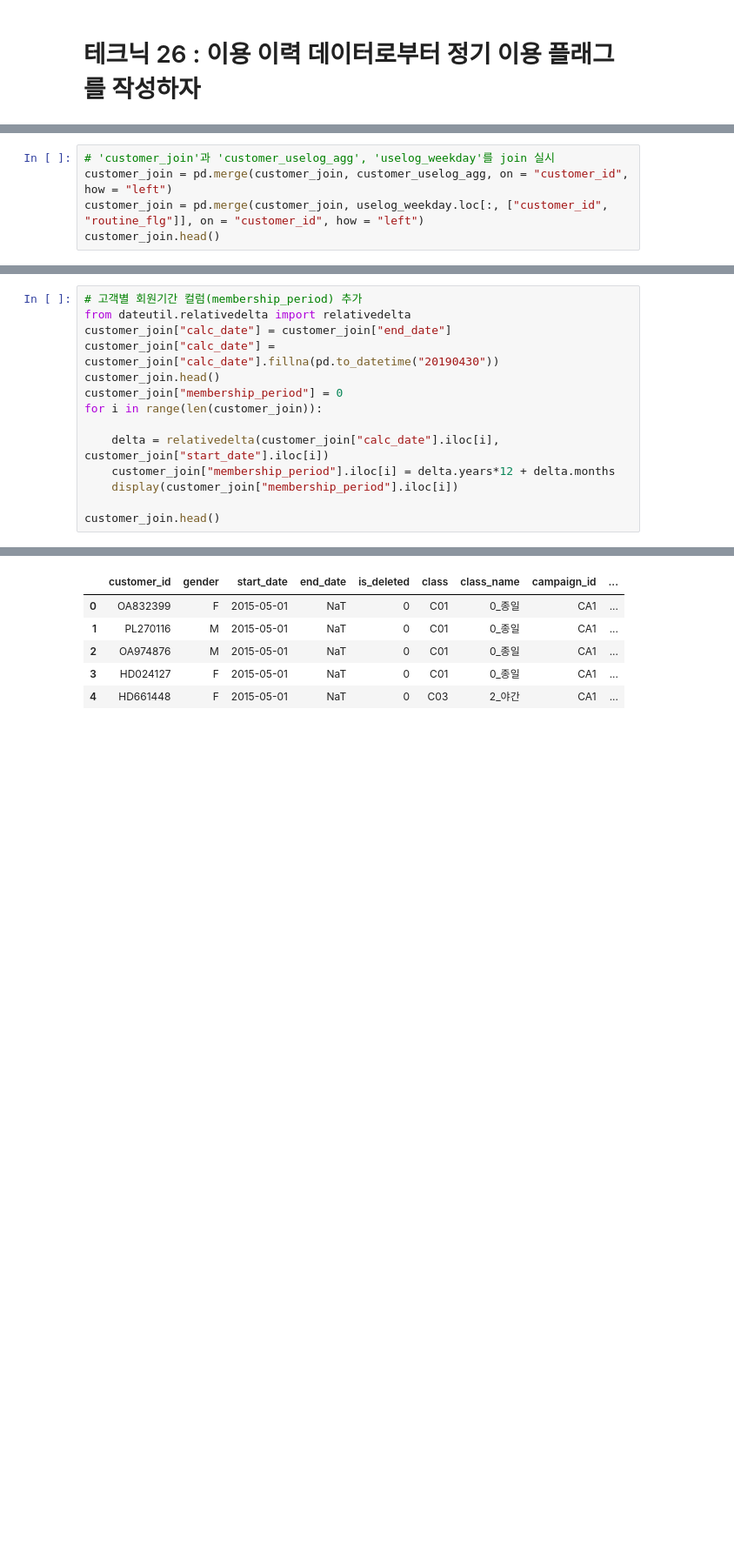
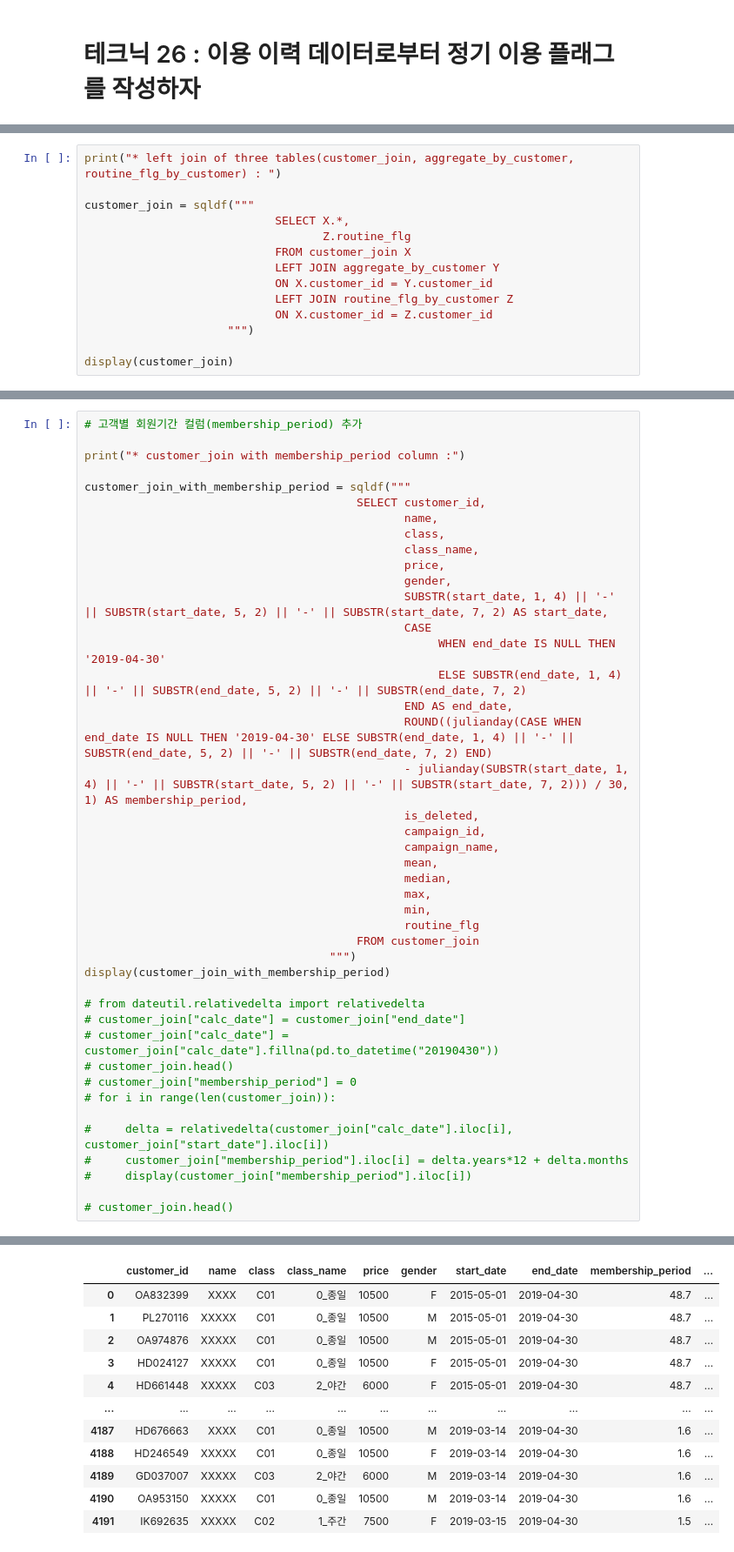
Before and after one commit to wooseok1152/python-data_analysis, a Jupyter notebook: 3장 고객의 전체 모습을 파악하는 테크닉 10.ipynb, the cells around one changed output, grey strips where cells are left out. Shown at 87% size. Cells and saved outputs as stored; diff of their text form; blank space fills up the shorter version.

```diff
--- a/3장 고객의 전체 모습을 파악하는 테크닉 10.ipynb
+++ b/3장 고객의 전체 모습을 파악하는 테크닉 10.ipynb
@@ -399,5 +407,0 @@ uselog_weekday.head()
-# %%
-# 'customer_join'과 'customer_uselog_agg', 'uselog_weekday'를 join 실시
-customer_join = pd.merge(customer_join, customer_uselog_agg, on = "customer_id", how = "left")
-customer_join = pd.merge(customer_join, uselog_weekday.loc[:, ["customer_id", "routine_flg"]], on = "customer_id", how = "left")
-customer_join.head()
@@ -410,0 +438,14 @@ customer_join.head()
+# %%
+print("* left join of three tables(customer_join, aggregate_by_customer, routine_flg_by_customer) : ")
+
+customer_join = sqldf("""
+                            SELECT X.*,
+                                   Z.routine_flg
+                            FROM customer_join X
+                            LEFT JOIN aggregate_by_customer Y
+                            ON X.customer_id = Y.customer_id
+                            LEFT JOIN routine_flg_by_customer Z
+                            ON X.customer_id = Z.customer_id
+                     """)
+
+display(customer_join)
@@ -430,15 +495,44 @@ dtype: int64
 # %%
 # 고객별 회원기간 컬럼(membership_period) 추가
-from dateutil.relativedelta import relativedelta
-customer_join["calc_date"] = customer_join["end_date"]
-customer_join["calc_date"] = customer_join["calc_date"].fillna(pd.to_datetime("20190430"))
-customer_join.head()
-customer_join["membership_period"] = 0
-for i in range(len(customer_join)):
 
-    delta = relativedelta(customer_join["calc_date"].iloc[i], customer_join["start_date"].iloc[i])
-    customer_join["membership_period"].iloc[i] = delta.years*12 + delta.months
-    display(customer_join["membership_period"].iloc[i])
+print("* customer_join with membership_period column :")
 
-customer_join.head()
+customer_join_with_membership_period = sqldf("""
+                                        SELECT customer_id,
+                                               name,
+                                               class,
+                                               class_name,
+                                               price,
+                                               gender,
+                                               SUBSTR(start_date, 1, 4) || '-' || SUBSTR(start_date, 5, 2) || '-' || SUBSTR(start_date, 7, 2) AS start_date,
+                                               CASE
+                                                    WHEN end_date IS NULL THEN '2019-04-30'
+                                                    ELSE SUBSTR(end_date, 1, 4) || '-' || SUBSTR(end_date, 5, 2) || '-' || SUBSTR(end_date, 7, 2)
+                                               END AS end_date,
+                                               ROUND((julianday(CASE WHEN end_date IS NULL THEN '2019-04-30' ELSE SUBSTR(end_date, 1, 4) || '-' || SUBSTR(end_date, 5, 2) || '-' || SUBSTR(end_date, 7, 2) END)
+                                               - julianday(SUBSTR(start_date, 1, 4) || '-' || SUBSTR(start_date, 5, 2) || '-' || SUBSTR(start_date, 7, 2))) / 30, 1) AS membership_period,
+                                               is_deleted,
+                                               campaign_id,
+                                               campaign_name,
+                                               mean,
+                                               median,
+                                               max,
+                                               min,
+                                               routine_flg
+                                        FROM customer_join
+                                    """)
+display(customer_join_with_membership_period)
+
+# from dateutil.relativedelta import relativedelta
+# customer_join["calc_date"] = customer_join["end_date"]
+# customer_join["calc_date"] = customer_join["calc_date"].fillna(pd.to_datetime("20190430"))
+# customer_join.head()
+# customer_join["membership_period"] = 0
+# for i in range(len(customer_join)):
+
+#     delta = relativedelta(customer_join["calc_date"].iloc[i], customer_join["start_date"].iloc[i])
+#     customer_join["membership_period"].iloc[i] = delta.years*12 + delta.months
+#     display(customer_join["membership_period"].iloc[i])
+
+# customer_join.head()
 # %% [output]
@@ -445,6 +540,12 @@ customer_join.head()
-|  | customer_id | gender | start_date | end_date | is_deleted | class | class_name | campaign_id | ... |
-| 0 | OA832399 | F | 2015-05-01 | NaT | 0 | C01 | 0_종일 | CA1 | ... |
-| 1 | PL270116 | M | 2015-05-01 | NaT | 0 | C01 | 0_종일 | CA1 | ... |
-| 2 | OA974876 | M | 2015-05-01 | NaT | 0 | C01 | 0_종일 | CA1 | ... |
-| 3 | HD024127 | F | 2015-05-01 | NaT | 0 | C01 | 0_종일 | CA1 | ... |
-| 4 | HD661448 | F | 2015-05-01 | NaT | 0 | C03 | 2_야간 | CA1 | ... |
+|  | customer_id | name | class | class_name | price | gender | start_date | end_date | membership_period | ... |
+| 0 | OA832399 | XXXX | C01 | 0_종일 | 10500 | F | 2015-05-01 | 2019-04-30 | 48.7 | ... |
+| 1 | PL270116 | XXXXX | C01 | 0_종일 | 10500 | M | 2015-05-01 | 2019-04-30 | 48.7 | ... |
+| 2 | OA974876 | XXXXX | C01 | 0_종일 | 10500 | M | 2015-05-01 | 2019-04-30 | 48.7 | ... |
+| 3 | HD024127 | XXXXX | C01 | 0_종일 | 10500 | F | 2015-05-01 | 2019-04-30 | 48.7 | ... |
+| 4 | HD661448 | XXXXX | C03 | 2_야간 | 6000 | F | 2015-05-01 | 2019-04-30 | 48.7 | ... |
+| ... | ... | ... | ... | ... | ... | ... | ... | ... | ... | ... |
+| 4187 | HD676663 | XXXX | C01 | 0_종일 | 10500 | M | 2019-03-14 | 2019-04-30 | 1.6 | ... |
+| 4188 | HD246549 | XXXXX | C01 | 0_종일 | 10500 | F | 2019-03-14 | 2019-04-30 | 1.6 | ... |
+| 4189 | GD037007 | XXXXX | C03 | 2_야간 | 6000 | M | 2019-03-14 | 2019-04-30 | 1.6 | ... |
+| 4190 | OA953150 | XXXXX | C01 | 0_종일 | 10500 | M | 2019-03-14 | 2019-04-30 | 1.6 | ... |
+| 4191 | IK692635 | XXXXX | C02 | 1_주간 | 7500 | F | 2019-03-15 | 2019-04-30 | 1.5 | ... |
```
Also changed, not shown: parts of 16 cells of this notebook, 4 other files.
